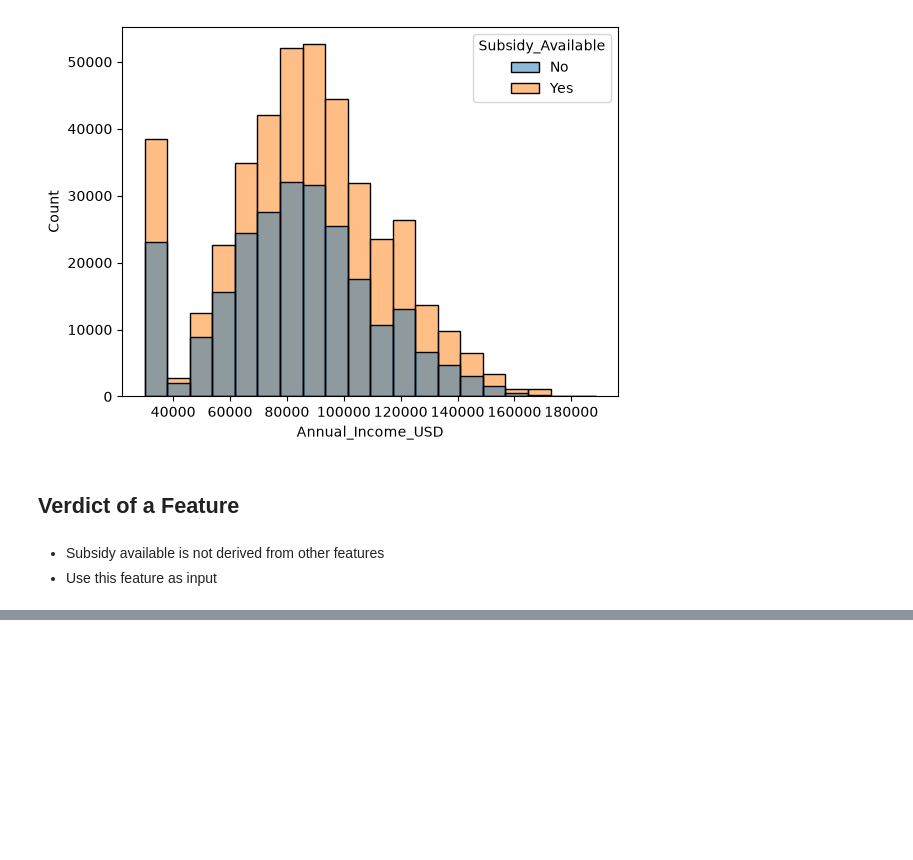
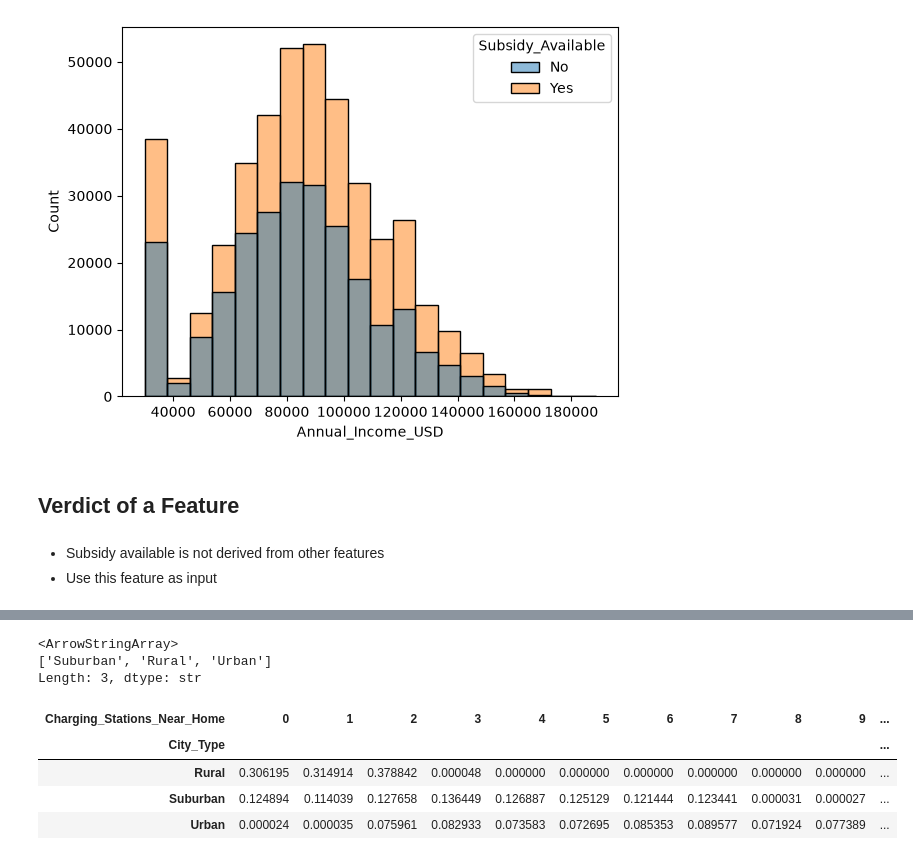
Before and after one commit to gavrilovAlikhan/EV-Purchases, a Jupyter notebook: notebooks/feature_synthesis.ipynb, the cells around one changed output, grey strips where cells are left out. Drawn from its saved outputs; the diff is of its cells as text; code cells hidden in the pictures; blank space fills up the shorter version.

Commit message:
probability generation of charging stations near home per city type

```diff
--- a/notebooks/feature_synthesis.ipynb
+++ b/notebooks/feature_synthesis.ipynb
@@ -66,0 +78,18 @@ sns.histplot(
+# %%
+df['City_Type'].unique()
+# %% [output]
+<ArrowStringArray>
+['Suburban', 'Rural', 'Urban']
+Length: 3, dtype: str
+# %%
+pd.crosstab(
+    df['City_Type'],
+    df['Charging_Stations_Near_Home'],
+    normalize='index'
+)
+# %% [output]
+| Charging_Stations_Near_Home | 0 | 1 | 2 | 3 | 4 | 5 | 6 | 7 | 8 | 9 | ... |
+| City_Type |  |  |  |  |  |  |  |  |  |  | ... |
+| Rural | 0.306195 | 0.314914 | 0.378842 | 0.000048 | 0.000000 | 0.000000 | 0.000000 | 0.000000 | 0.000000 | 0.000000 | ... |
+| Suburban | 0.124894 | 0.114039 | 0.127658 | 0.136449 | 0.126887 | 0.125129 | 0.121444 | 0.123441 | 0.000031 | 0.000027 | ... |
+| Urban | 0.000024 | 0.000035 | 0.075961 | 0.082933 | 0.073583 | 0.072695 | 0.085353 | 0.089577 | 0.071924 | 0.077389 | ... |
```
Also changed, not shown: parts of 11 cells of this notebook.
